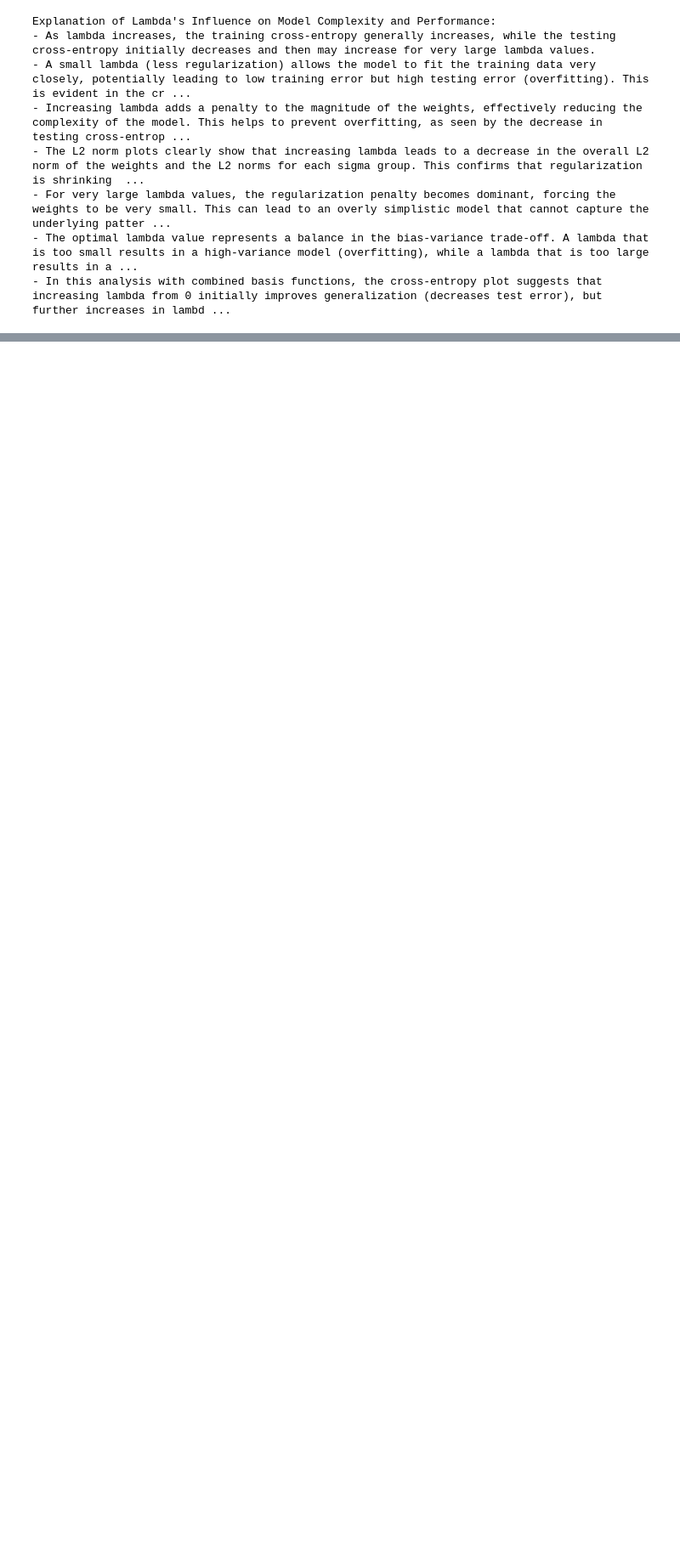
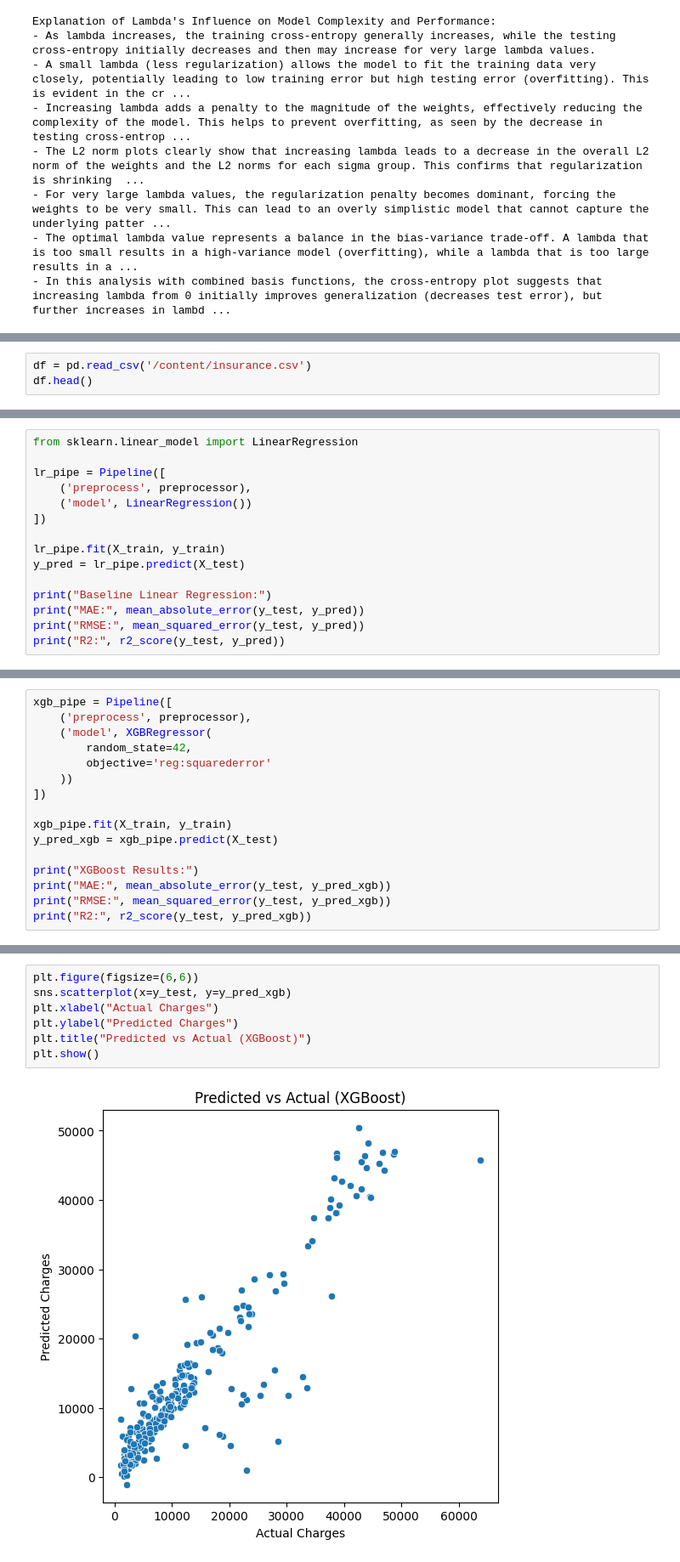
Before and after one commit to ramakrishnabhavana/Bhavana-sML, a Jupyter notebook: ML_assignment.ipynb, the cells around one changed output, grey strips where cells are left out. Shown at 85% size. Saved outputs shown, nothing was run; the diff lists cells and outputs as text; blank space fills up the shorter version.

```diff
--- a/ML_assignment.ipynb
+++ b/ML_assignment.ipynb
@@ -651,0 +687,3 @@ Explanation of Lambda's Influence on Model Complexity and Performance:
+# %%
+df = pd.read_csv('/content/insurance.csv')
+df.head()
@@ -651,0 +741,15 @@ Explanation of Lambda's Influence on Model Complexity and Performance:
+# %%
+from sklearn.linear_model import LinearRegression
+
+lr_pipe = Pipeline([
+    ('preprocess', preprocessor),
+    ('model', LinearRegression())
+])
+
+lr_pipe.fit(X_train, y_train)
+y_pred = lr_pipe.predict(X_test)
+
+print("Baseline Linear Regression:")
+print("MAE:", mean_absolute_error(y_test, y_pred))
+print("RMSE:", mean_squared_error(y_test, y_pred))
+print("R2:", r2_score(y_test, y_pred))
@@ -651,0 +761,16 @@ Explanation of Lambda's Influence on Model Complexity and Performance:
+# %%
+xgb_pipe = Pipeline([
+    ('preprocess', preprocessor),
+    ('model', XGBRegressor(
+        random_state=42,
+        objective='reg:squarederror'
+    ))
+])
+
+xgb_pipe.fit(X_train, y_train)
+y_pred_xgb = xgb_pipe.predict(X_test)
+
+print("XGBoost Results:")
+print("MAE:", mean_absolute_error(y_test, y_pred_xgb))
+print("RMSE:", mean_squared_error(y_test, y_pred_xgb))
+print("R2:", r2_score(y_test, y_pred_xgb))
@@ -651,0 +852,9 @@ Explanation of Lambda's Influence on Model Complexity and Performance:
+# %%
+plt.figure(figsize=(6,6))
+sns.scatterplot(x=y_test, y=y_pred_xgb)
+plt.xlabel("Actual Charges")
+plt.ylabel("Predicted Charges")
+plt.title("Predicted vs Actual (XGBoost)")
+plt.show()
+# %% [output]
+[figure, added]
```
Also changed, not shown: parts of 21 cells of this notebook.
